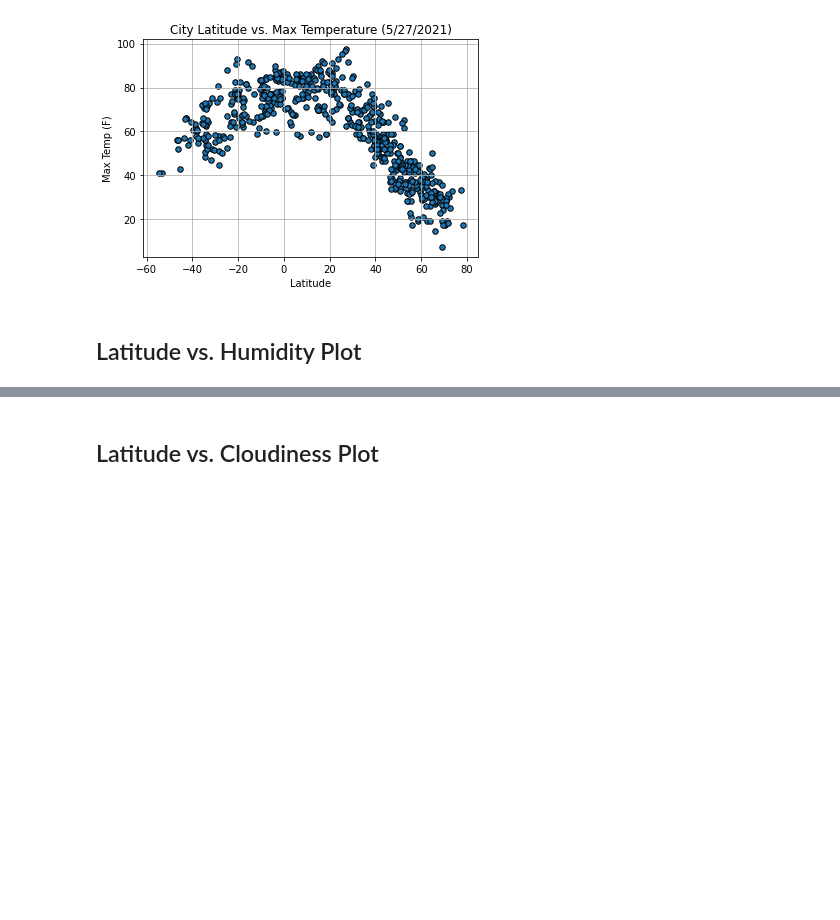
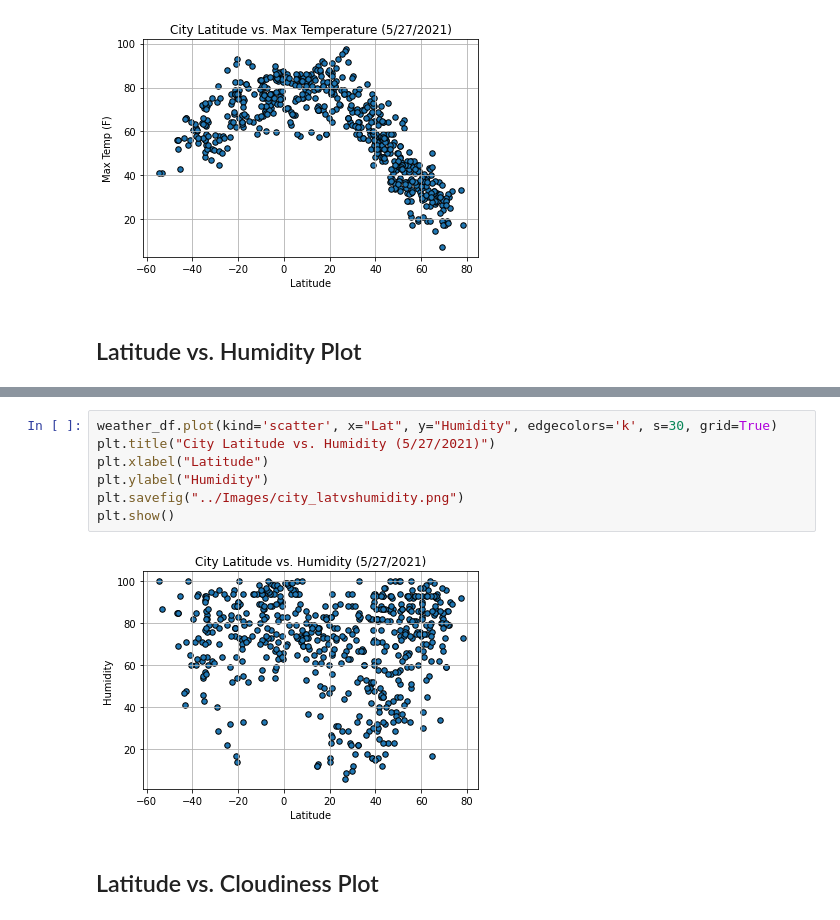
Before and after one commit to jmaldo25/python-api-challenge, a Jupyter notebook: Instructions/starter_code/WeatherPy_test.ipynb, the cells around one changed output, grey strips where cells are left out. Cells and saved outputs as stored; diff of their text form; blank space fills up the shorter version.

Commit message:
lat vs humidity plot

```diff
--- a/Instructions/starter_code/WeatherPy_test.ipynb
+++ b/Instructions/starter_code/WeatherPy_test.ipynb
@@ -208,3 +205,12 @@ plt.show()
+# %%
+weather_df.plot(kind='scatter', x="Lat", y="Humidity", edgecolors='k', s=30, grid=True)
+plt.title("City Latitude vs. Humidity (5/27/2021)")
+plt.xlabel("Latitude")
+plt.ylabel("Humidity")
+plt.savefig("../Images/city_latvshumidity.png")
+plt.show()
+# %% [output]
+[figure, added]
 # %% [markdown]
 ## Latitude vs. Cloudiness Plot
 # %%
```
Also changed, not shown: parts of 1 cell of this notebook, 1 other file.
